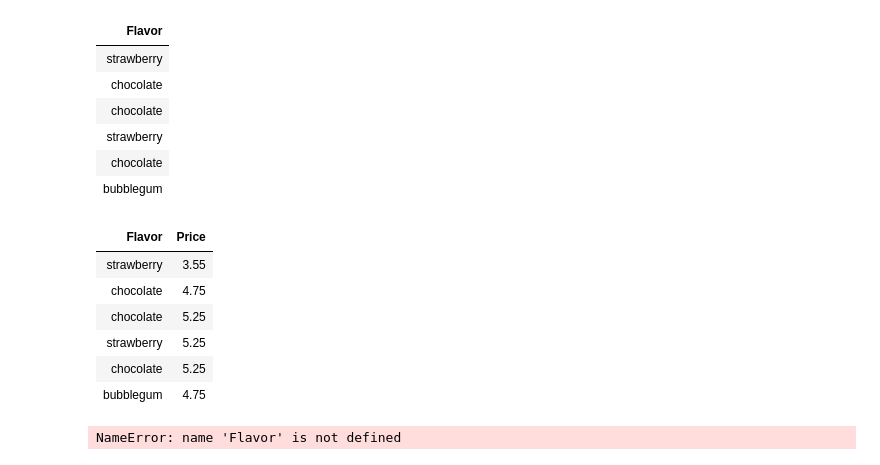
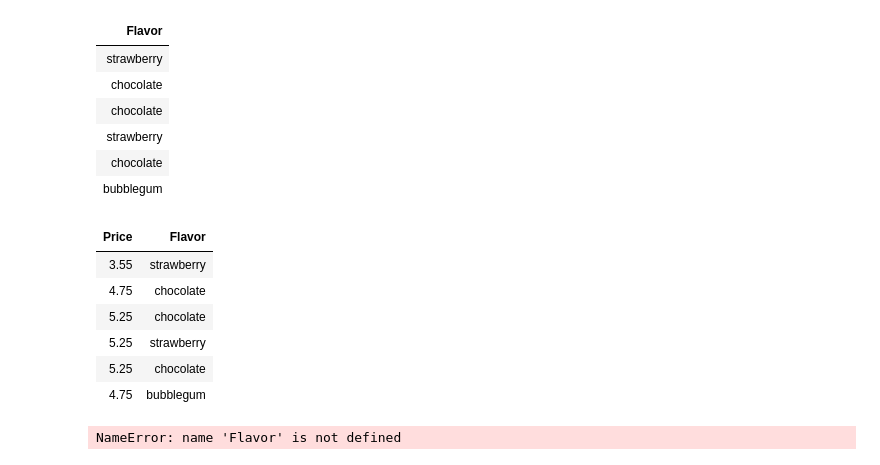
Before and after one commit to ipydatabook/PublicMaterial, a Jupyter notebook: Rectures/Ntbk2.ipynb, the cells around one changed output. Saved outputs shown, nothing was run; the diff lists cells and outputs as text; code cells hidden in the pictures.

```diff
--- a/Rectures/Ntbk2.ipynb
+++ b/Rectures/Ntbk2.ipynb
@@ -217,15 +243,15 @@ cones.select('Flavor')
 | chocolate |
 | bubblegum |
 # %%
-cones.select('Flavor', 'Price')
+cones.select('Price', 'Flavor')
 # %% [output]
-| Flavor | Price |
-| strawberry | 3.55 |
-| chocolate | 4.75 |
-| chocolate | 5.25 |
-| strawberry | 5.25 |
-| chocolate | 5.25 |
-| bubblegum | 4.75 |
+| Price | Flavor |
+| 3.55 | strawberry |
+| 4.75 | chocolate |
+| 5.25 | chocolate |
+| 5.25 | strawberry |
+| 5.25 | chocolate |
+| 4.75 | bubblegum |
 # %%
 cones.select(Flavor, 'Price')
 # %% [output]
```
Also changed, not shown: parts of 30 cells of this notebook.
